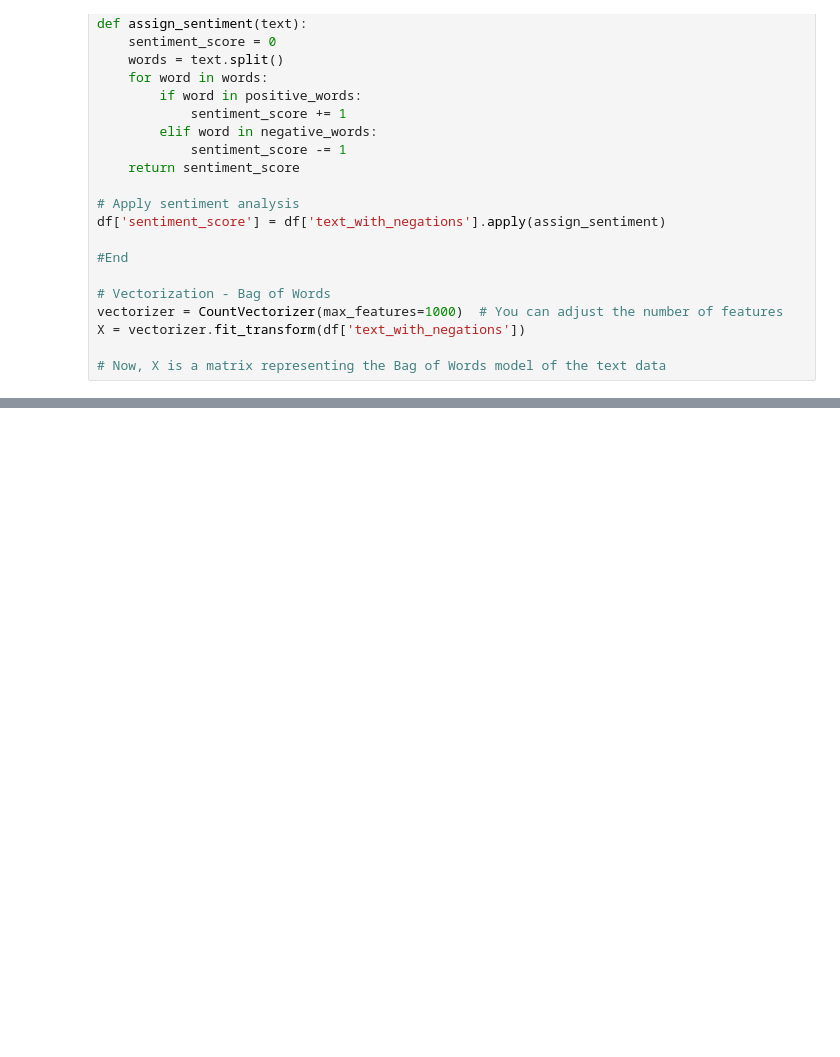
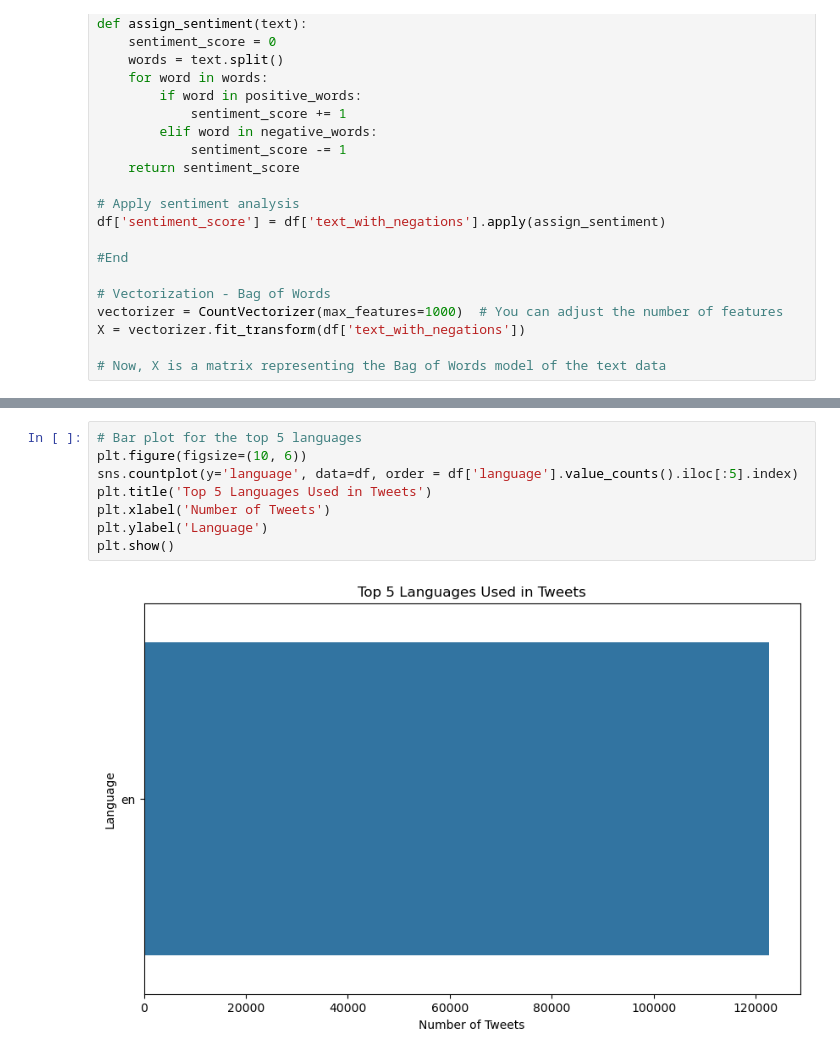
Before and after one commit to MaxAC273/DS5500_Capstone_Sentiment_Analysis, a Jupyter notebook: data_preprocessing.ipynb, the cells around one changed output, grey strips where cells are left out. Saved outputs shown, nothing was run; the diff lists cells and outputs as text; blank space fills up the shorter version.

```diff
--- a/data_preprocessing.ipynb
+++ b/data_preprocessing.ipynb
@@ -317,0 +355,10 @@ generate_word_cloud(tweet_text_after_preprocessing, 'Word Cloud After Preprocess
+# %%
+# Bar plot for the top 5 languages
+plt.figure(figsize=(10, 6))
+sns.countplot(y='language', data=df, order = df['language'].value_counts().iloc[:5].index)
+plt.title('Top 5 Languages Used in Tweets')
+plt.xlabel('Number of Tweets')
+plt.ylabel('Language')
+plt.show()
+# %% [output]
+[figure, added]
```
Also changed, not shown: parts of 12 cells of this notebook, 1 other file.
